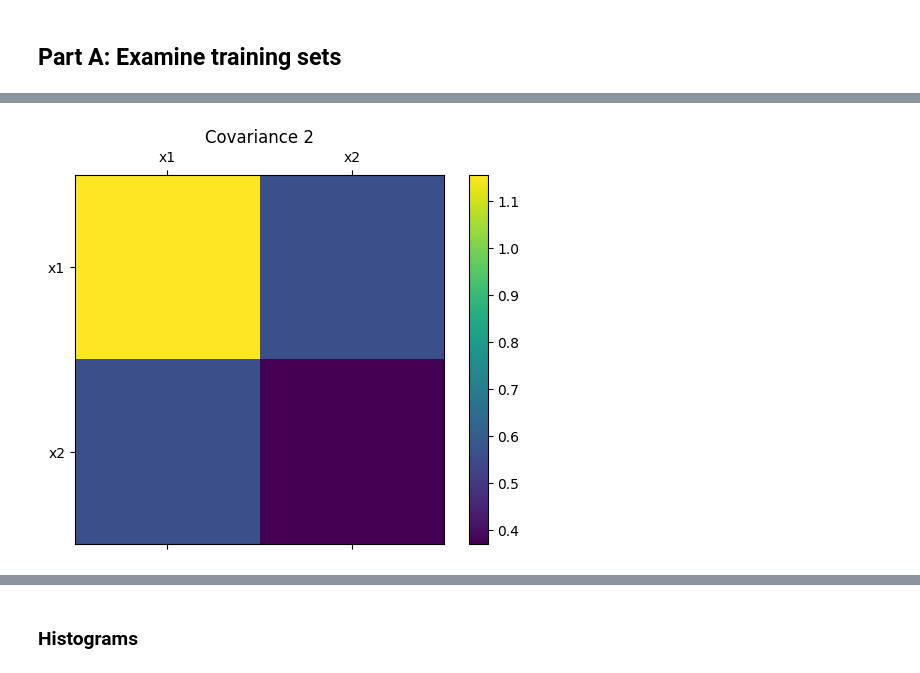
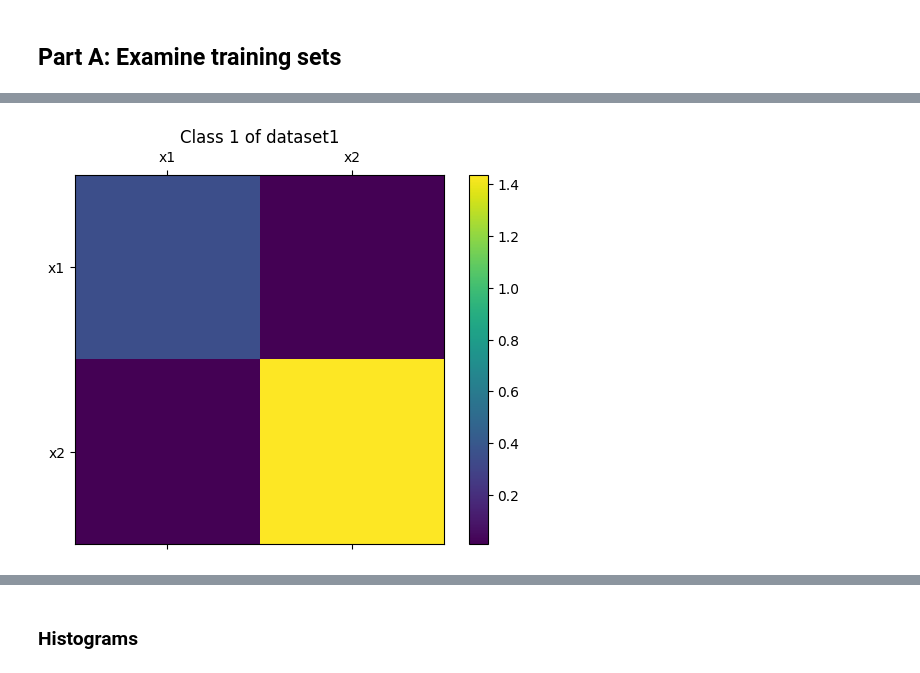
Before and after one commit to bilal-tuncer/opencv, a Jupyter notebook: HW2_Template.ipynb, the cells around one changed output, grey strips where cells are left out. Cells and saved outputs as stored; diff of their text form; code cells hidden in the pictures.

```diff
--- a/HW2_Template.ipynb
+++ b/HW2_Template.ipynb
@@ -130,35 +112,74 @@ Then add your comment! To view the format of this markdown cell, double click on
 #Hint: for each new plot use plt.figure() so they won't overlap, one on top of another
 #-------
 #to plot cov. matrices you may use following code: (compute 'cov_mtrx' by yourself)
+
 alpha = ['x1', 'x2']
 df1_data = df1.values[:,1:3] # x1,x2 values of dataset1
-print(df1_data[0])
 df2_data = df2.values[:,1:3] # x1,x2 values of dataset2
-cov1 = np.cov(df1_data.T) # covariance matrix of the x values of data1
-cov2 = np.cov(df2_data.T) # covariance matrix of the x values of data2
-print(cov1)
-print(cov2)
-fig = plt.figure()
-ax1 = fig.add_subplot(111)
-cax = ax1.matshow(cov1,interpolation='nearest') #cov. matrix of dataset1
-fig.colorbar(cax)
-ax1.set_xticks((0,1))
-ax1.set_xticklabels(alpha)
-ax1.set_yticks((0,1))
-ax1.set_yticklabels(alpha)
 
-fig2 = plt.figure()
-ax2 = fig2.add_subplot(111)
-cax2 = ax2.matshow(cov2,interpolation='nearest') #cov. matrix of dataset2
-fig2.colorbar(cax2)
-ax2.set_xticks((0,1))
-ax2.set_xticklabels(alpha)
-ax2.set_yticks((0,1))
-ax2.set_yticklabels(alpha)
+#dataset 1
+df1_1 = df1_data[df1.values[:,3]==1] # x values for class 1
+df1_0 = df1_data[df1.values[:,3]==0] # x values for class 0
 
-ax1.title.set_text('Covariance 1')
-ax2.title.set_text('Covariance 2')
+#dataset 2
+df2_1 = df2_data[df2.values[:,3]==1] # x values for class 1
+df2_0 = df2_data[df2.values[:,3]==0] # x values for class 0
 
+#Covariance matrices
+cov1_0 = np.cov(df1_0.T)
+cov1_1 = np.cov(df1_1.T)
+cov2_0 = np.cov(df2_0.T)
+cov2_1 = np.cov(df2_1.T)
+
+# cov1 = np.cov(df1_data.T) # covariance matrix of the x values of data1
+# cov2 = np.cov(df2_data.T) # covariance matrix of the x values of data2
+# print(cov1)
+# print(cov2)
+
+# Covariance matrices of dataset1
+fig1_0 = plt.figure()
+ax1_0 = fig1_0.add_subplot(111)
+cax = ax1_0.matshow(cov1_0,interpolation='nearest')
+fig1_0.colorbar(cax)
+ax1_0.set_xticks((0,1))
+ax1_0.set_xticklabels(alpha)
+ax1_0.set_yticks((0,1))
+ax1_0.set_yticklabels(alpha)
+
+fig1_1 = plt.figure()
+ax1_1 = fig1_1.add_subplot(111)
+cax2 = ax1_1.matshow(cov1_1,interpolation='nearest') #cov. matrix of dataset2
+fig1_1.colorbar(cax2)
+ax1_1.set_xticks((0,1))
+ax1_1.set_xticklabels(alpha)
+ax1_1.set_yticks((0,1))
+ax1_1.set_yticklabels(alpha)
+
+ax1_0.title.set_text('Class 0 of dataset1')
+ax1_1.title.set_text('Class 1 of dataset1')
+
+
+# Covariance matrices of dataset1
+fig2_0 = plt.figure()
+ax2_0 = fig2_0.add_subplot(111)
+cax = ax2_0.matshow(cov2_0,interpolation='nearest')
+fig2_0.colorbar(cax)
+ax2_0.set_xticks((0,1))
+ax2_0.set_xticklabels(alpha)
+ax2_0.set_yticks((0,1))
+ax2_0.set_yticklabels(alpha)
+
+fig2_1 = plt.figure()
+ax2_1 = fig2_1.add_subplot(111)
+cax2 = ax2_1.matshow(cov2_1,interpolation='nearest') #cov. matrix of dataset2
+fig2_1.colorbar(cax2)
+ax2_1.set_xticks((0,1))
+ax2_1.set_xticklabels(alpha)
+ax2_1.set_yticks((0,1))
+ax2_1.set_yticklabels(alpha)
+
+ax2_0.title.set_text('Class 0 of dataset2')
+ax2_1.title.set_text('Class 1 of dataset2')
 #---------
 #for the histogram plots use plt.hist() (Remember: 4 of them we want)
 #for title use: plt.gca().set(title='Data distribution of feature x of trainingSet y', ylabel='Frequency')
@@ -172 +188 @@ ax2.title.set_text('Covariance 2')
-[figure, old version]
+[figure, new version]
```
Also changed, not shown: parts of 8 cells of this notebook.
